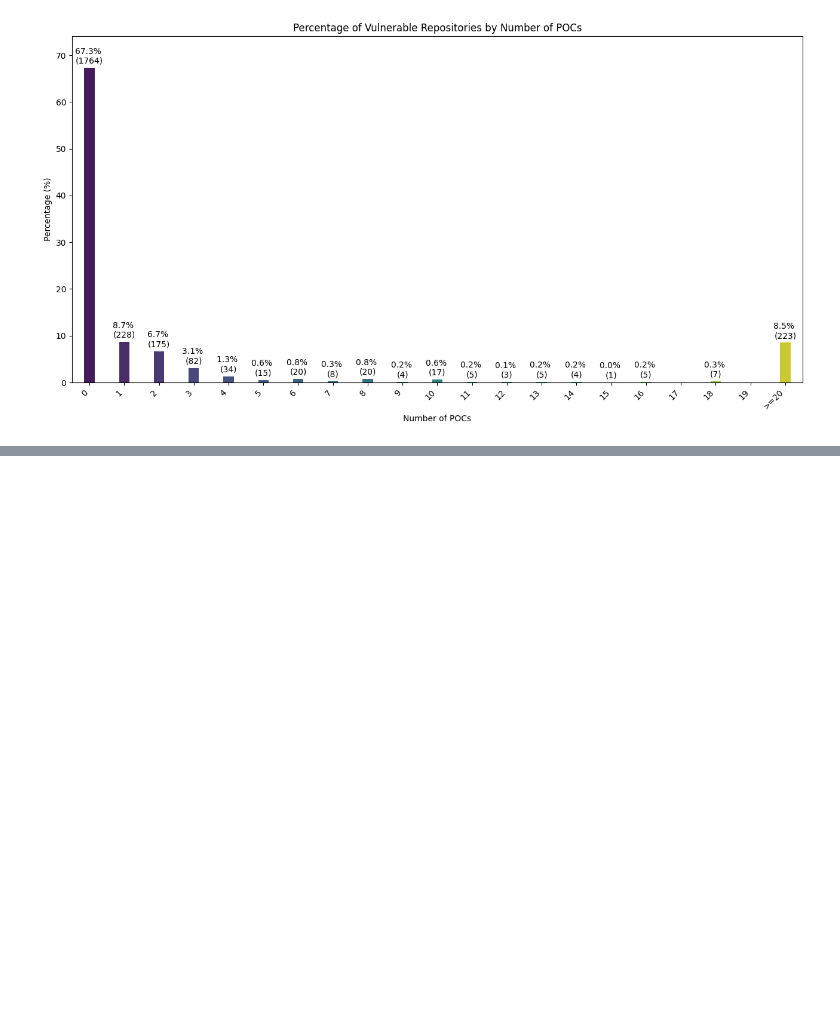
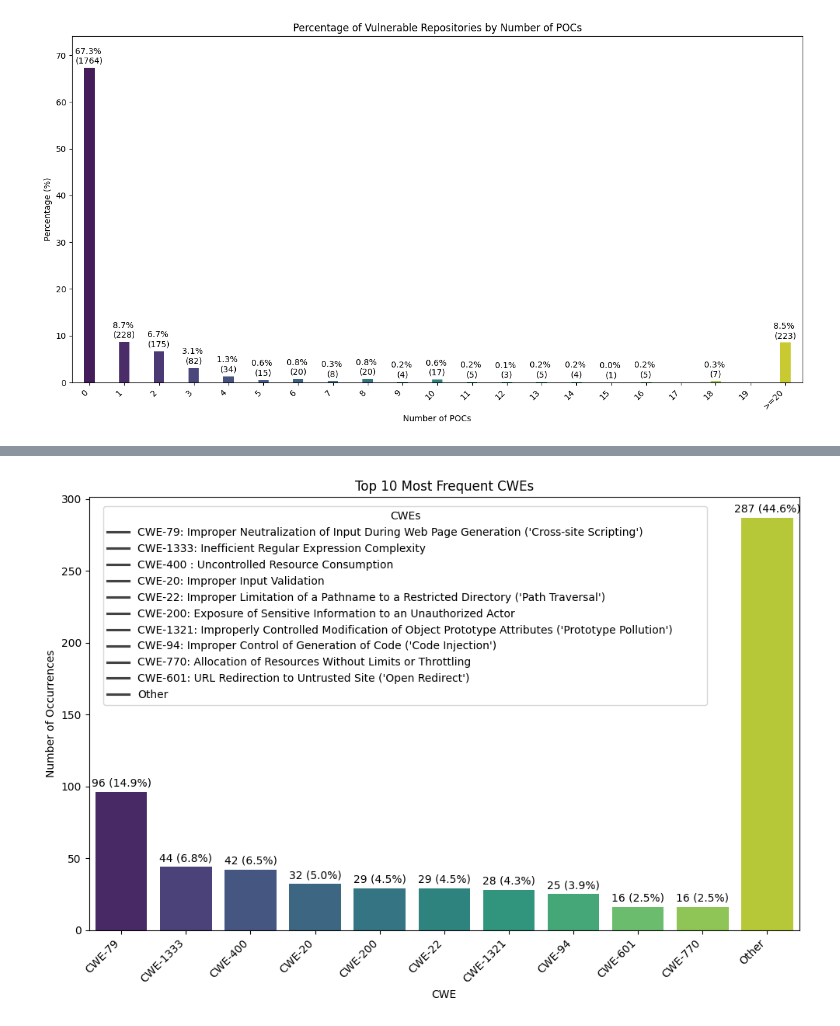
Before and after one commit to Virgula0/ProgettoSAM, a Jupyter notebook: statistics.ipynb, the cells around one changed output, grey strips where cells are left out. Drawn from its saved outputs; the diff is of its cells as text; code cells hidden in the pictures; blank space fills up the shorter version.

```diff
--- a/statistics.ipynb
+++ b/statistics.ipynb
@@ -765,49 +810,51 @@ other_cwes_count = cwe_counts.iloc[10:]['count'].sum()
 
 plot_data = top_10_cwes.copy()
 plot_data.loc[len(plot_data)] = ['Other', other_cwes_count]
 
 total_cwe_occurrences = plot_data['count'].sum()
 plot_data['percentage'] = (plot_data['count'] / total_cwe_occurrences) * 100
 
 plot_data = plot_data.sort_values(by='count', ascending=False)
 other_row = plot_data[plot_data['cwe'] == 'Other'].copy()
 plot_data = plot_data[plot_data['cwe'] != 'Other']
 plot_data = pd.concat([plot_data, other_row], ignore_index=True)
 
 
-plt.figure(figsize=(7, 7))
+plt.figure(figsize=(10, 7))
+ax = sns.barplot(x='cwe', y='count', data=plot_data, hue='cwe', palette='viridis', legend=False)
 
-colors = sns.color_palette('viridis', len(plot_data) - 1) + ['gray']
-
-slice_labels = []
-for i in range(len(plot_data)):
-    cwe_name = plot_data['cwe'].iloc[i]
-    percentage = plot_data['percentage'].iloc[i]
-    count = plot_data['count'].iloc[i]
-    slice_labels.append(f'{cwe_name}\n{percentage:.1f}% ({count})')
-
-
-plt.pie(plot_data['count'], labels=slice_labels, startangle=140, colors=colors)
-
+plt.title('Top 10 Most Frequent CWEs')
+plt.xlabel('CWE')
+plt.ylabel('Number of Occurrences')
+plt.xticks(rotation=45, ha='right')
+plt.tight_layout()
 
 legend_labels = ["CWE-79: Improper Neutralization of Input During Web Page Generation ('Cross-site Scripting')",
 "CWE-1333: Inefficient Regular Expression Complexity",
 "CWE-400 : Uncontrolled Resource Consumption",
 "CWE-20: Improper Input Validation",
 "CWE-22: Improper Limitation of a Pathname to a Restricted Directory ('Path Traversal')",
 "CWE-200: Exposure of Sensitive Information to an Unauthorized Actor",
 "CWE-1321: Improperly Controlled Modification of Object Prototype Attributes ('Prototype Pollution')",
 "CWE-94: Improper Control of Generation of Code ('Code Injection')",
 "CWE-770: Allocation of Resources Without Limits or Throttling",
 "CWE-601: URL Redirection to Untrusted Site ('Open Redirect')",
                  "Other"]
 
-plt.legend(wedges, legend_labels, title="CWE", loc="center left", bbox_to_anchor=(1, 0, 0.5, 1.5))
+for container in ax.containers:
+    labels = []
+    for v in container:
+        height = v.get_height()
+        percentage = (height / total_cwe_occurrences) * 100 if total_cwe_occurrences > 0 else 0
+        labels.append(f'{int(height)} ({percentage:.1f}%)')
+    ax.bar_label(container, labels=labels, padding=3)
 
+plt.legend(title='CWEs', labels=legend_labels, bbox_to_anchor=(0.02, 0.52, 0.85, .2), loc='lower left',
+           ncol=1, mode="expand", borderaxespad=0.)
 
-plt.title('Top 10 Most Frequent CWEs')
-plt.axis('equal')
 plt.show()
+# %% [output]
+[figure, added]
 # %%
 import matplotlib.pyplot as plt
 import seaborn as sns
```
Also changed, not shown: parts of 17 cells of this notebook, 13 other files.
